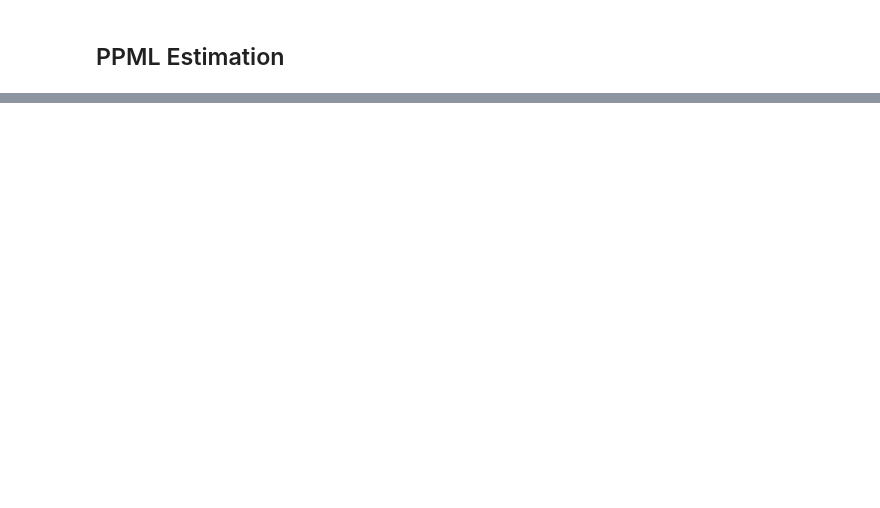
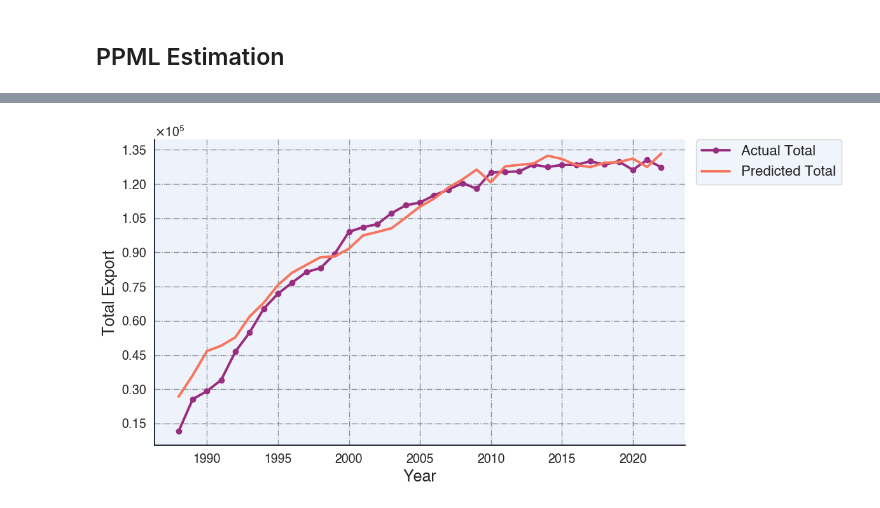
Before and after one commit to Freyness-gd/trade_under_pressure_thesis, a Jupyter notebook: src/prediction/prediction_comparison.ipynb, the cells around one changed output, grey strips where cells are left out. Cells and saved outputs as stored; diff of their text form; code cells hidden in the pictures; blank space fills up the shorter version.

```diff
--- a/src/prediction/prediction_comparison.ipynb
+++ b/src/prediction/prediction_comparison.ipynb
@@ -435,3 +748,7 @@ plt.show()
+# %%
+matplotlib.rcParams.update({
+  "font.family": "Helvetica",
+})
 # %% [markdown]
 ## PPML Estimation
 # %%
@@ -481,19 +816,79 @@ linear_combination = X_test @ beta_values
 df_ppml["EXPORT_hat"] = np.exp(linear_combination)
 # %%
 agg = df_ppml.groupby("Year")[["EXPORT", "EXPORT_hat"]].sum().reset_index()
-agg = agg[agg["Year"] >= 1975]
+agg = agg[agg["Year"] >= 1988]
 agg = agg[agg["Year"] <= 2022]
-
-plt.figure(figsize=(10, 5))
-plt.plot(agg["Year"], agg["EXPORT"], marker="o", label="Actual Total")
-plt.plot(agg["Year"], agg["EXPORT_hat"], marker="s", label="Predicted Total")
-plt.title("Total Actual vs. Predicted Export Across All Dyads")
-plt.xlabel("Year")
-plt.ylabel("Total Export")
-plt.legend()
-plt.grid(True)
-plt.tight_layout()
-plt.show()
+# %%
+from matplotlib.ticker import StrMethodFormatter
+
+fig, ax = plt.subplots(figsize=(12, 6))
+
+ax.plot(
+  agg["Year"],
+  agg["EXPORT"],
+  marker="o",
+  markersize=6,
+  linewidth=2.8,
+  color=colors[2],
+  label="Actual Total"
+)
+
+ax.plot(
+  agg["Year"],
+  agg["EXPORT_hat"],
+  markersize=6,
+  linewidth=2.8,
+  color=colors[4],
+  label="Predicted Total"
+)
+
+ax.set_title(
+  ""
+)
+ax.set_xlabel("Year")
+ax.set_ylabel("Total Export")
+
+# Grid: lighter and less dominant
+ax.grid(
+  True,
+  which="major",
+  linestyle="dashdot",
+  linewidth=1.0,
+  alpha=0.6
+)
+
+# Legend outside, top-right (consistent with other plots)
+ax.legend(
+  loc="upper left",
+  bbox_to_anchor=(1.02, 1.0),
+  borderaxespad=0.0,
+  frameon=True
+)
+
+# Improve tick density and appearance
+ax.tick_params(axis="both", which="major", length=6, width=1.3)
+
+ax.yaxis.set_major_formatter(StrMethodFormatter("{x:,.0f}"))
+
+# Force scientific notation with fixed offset (e.g. 1e7)
+formatter = ScalarFormatter(useMathText=True)
+formatter.set_scientific(True)
+formatter.set_powerlimits((0, 0))  # always show 1eX scale
+
+ax.yaxis.set_major_formatter(formatter)
+
+# Force exactly ~10 major ticks
+ax.yaxis.set_major_locator(MaxNLocator(nbins=10, prune=None))
+
+plt.tight_layout()
+plt.savefig(
+  f"../graph_output/ppml_all_dyads.png",
+  dpi=500,
+  bbox_inches="tight"
+)
+plt.show()
+# %% [output]
+[figure, added]
 # %%
 truth_ppml = df_ppml["EXPORT"].to_numpy()
 preds_ppml = df_ppml["EXPORT_hat"].to_numpy()
```
Also changed, not shown: parts of 29 cells of this notebook, 9 other files.
